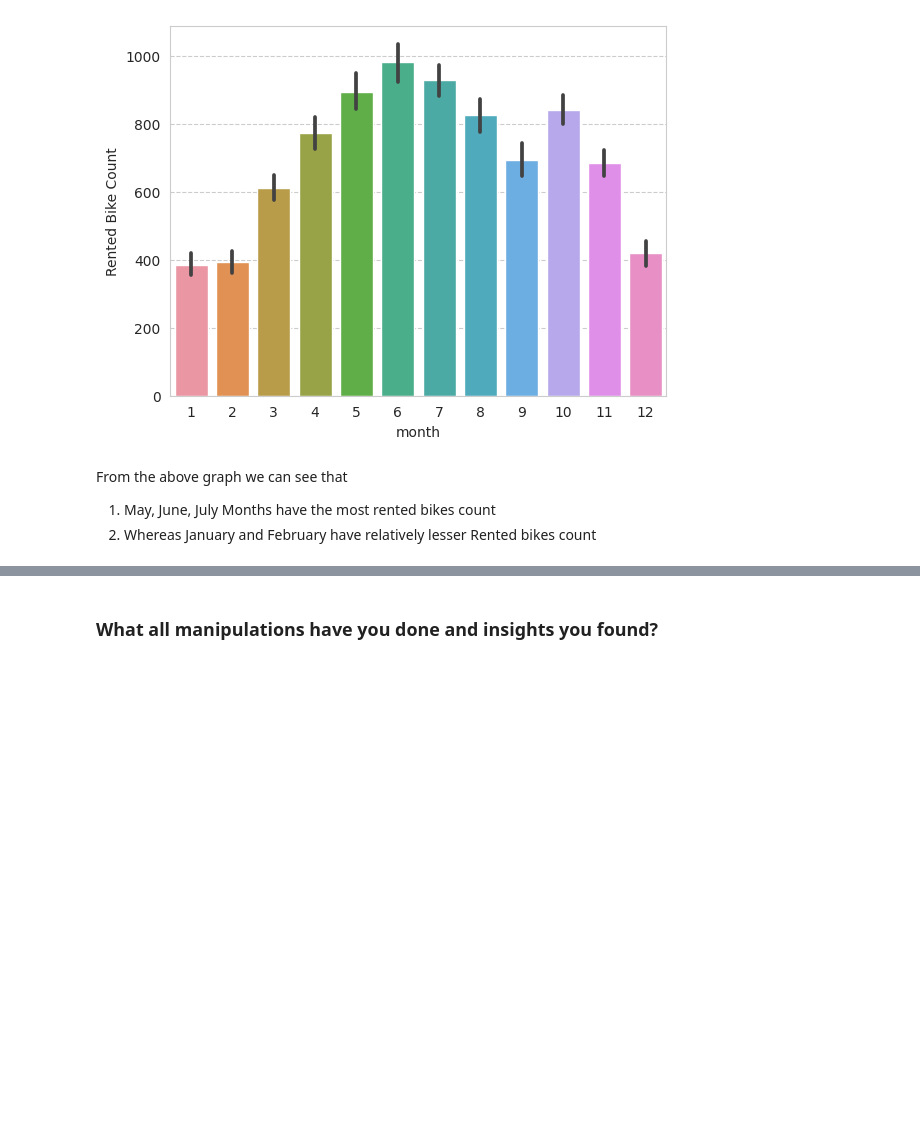
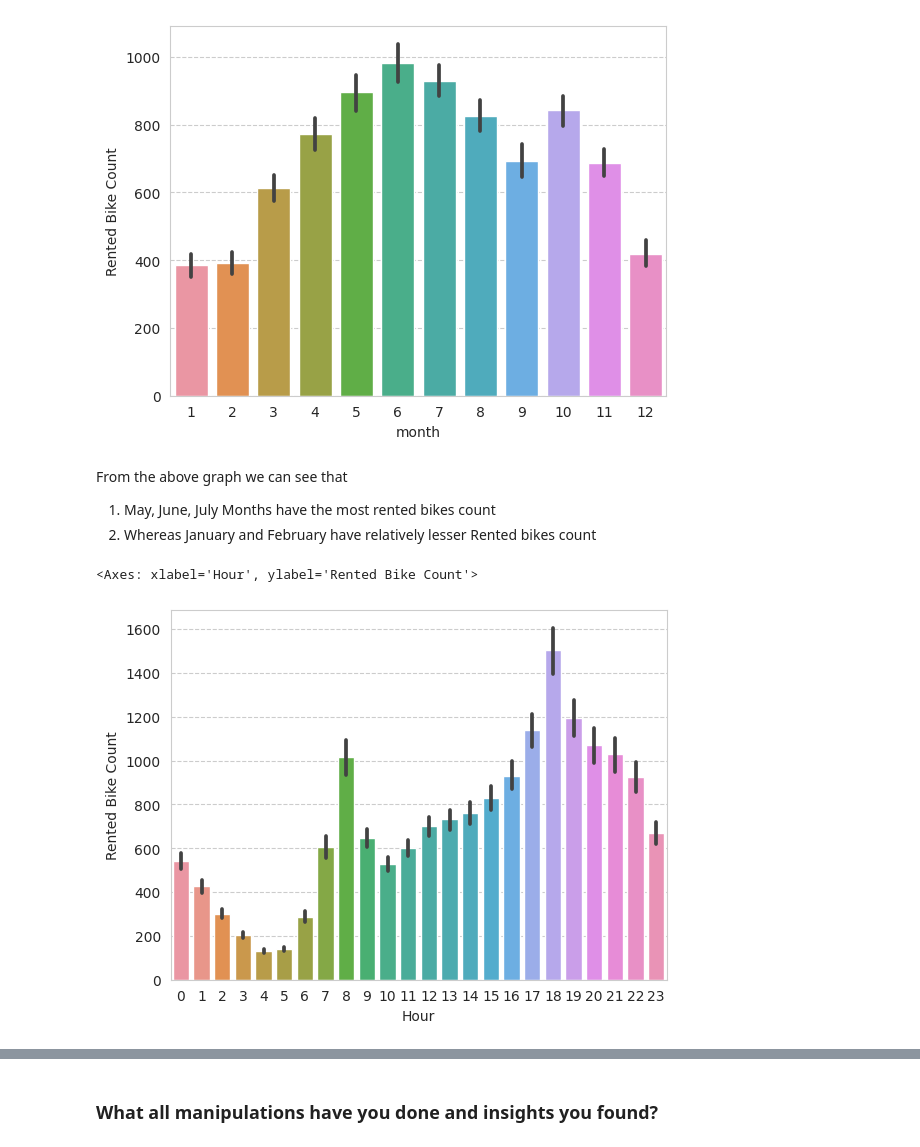
Before and after one commit to ismailali121/LinearRegression_BikeDemandPrediction, a Jupyter notebook: BikeSharingDemandPrediction.ipynb, the cells around one changed output, grey strips where cells are left out. Cells and saved outputs as stored; diff of their text form; code cells hidden in the pictures; blank space fills up the shorter version.

```diff
--- a/BikeSharingDemandPrediction.ipynb
+++ b/BikeSharingDemandPrediction.ipynb
@@ -366,3 +367,9 @@ sns.barplot(x=bike_df['month'],y=bike_df['Rented Bike Count'])
 From the above graph we can see that
 1. May, June, July Months have the most rented bikes count
 2. Whereas January and February have relatively lesser Rented bikes count
+# %%
+# Checking Rented bikes count at each hour
+sns.barplot(x=bike_df['Hour'],y=bike_df['Rented Bike Count'])
+# %% [output]
+<Axes: xlabel='Hour', ylabel='Rented Bike Count'>
+[figure, added]
```
Also changed, not shown: parts of 31 cells of this notebook.
